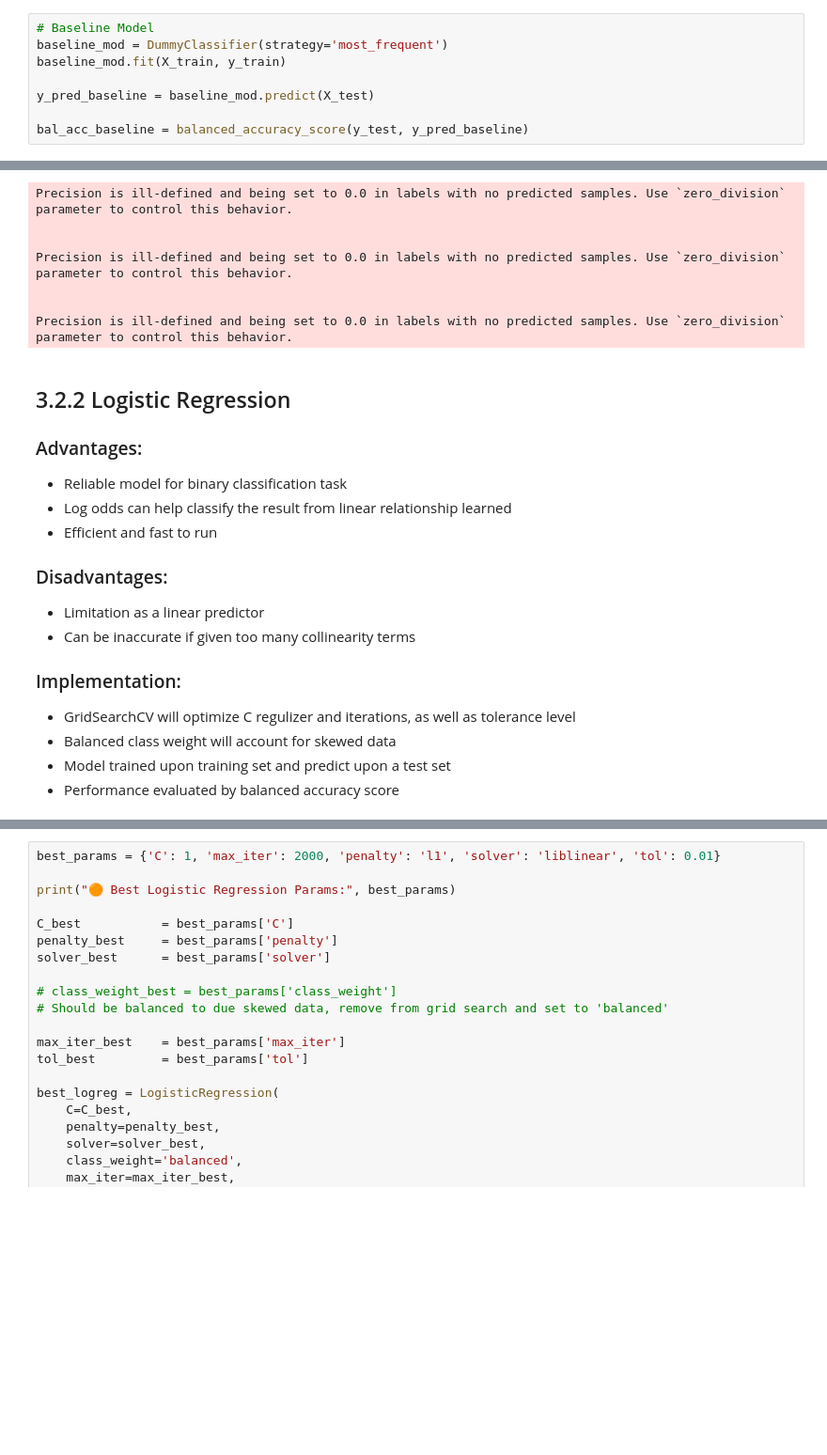
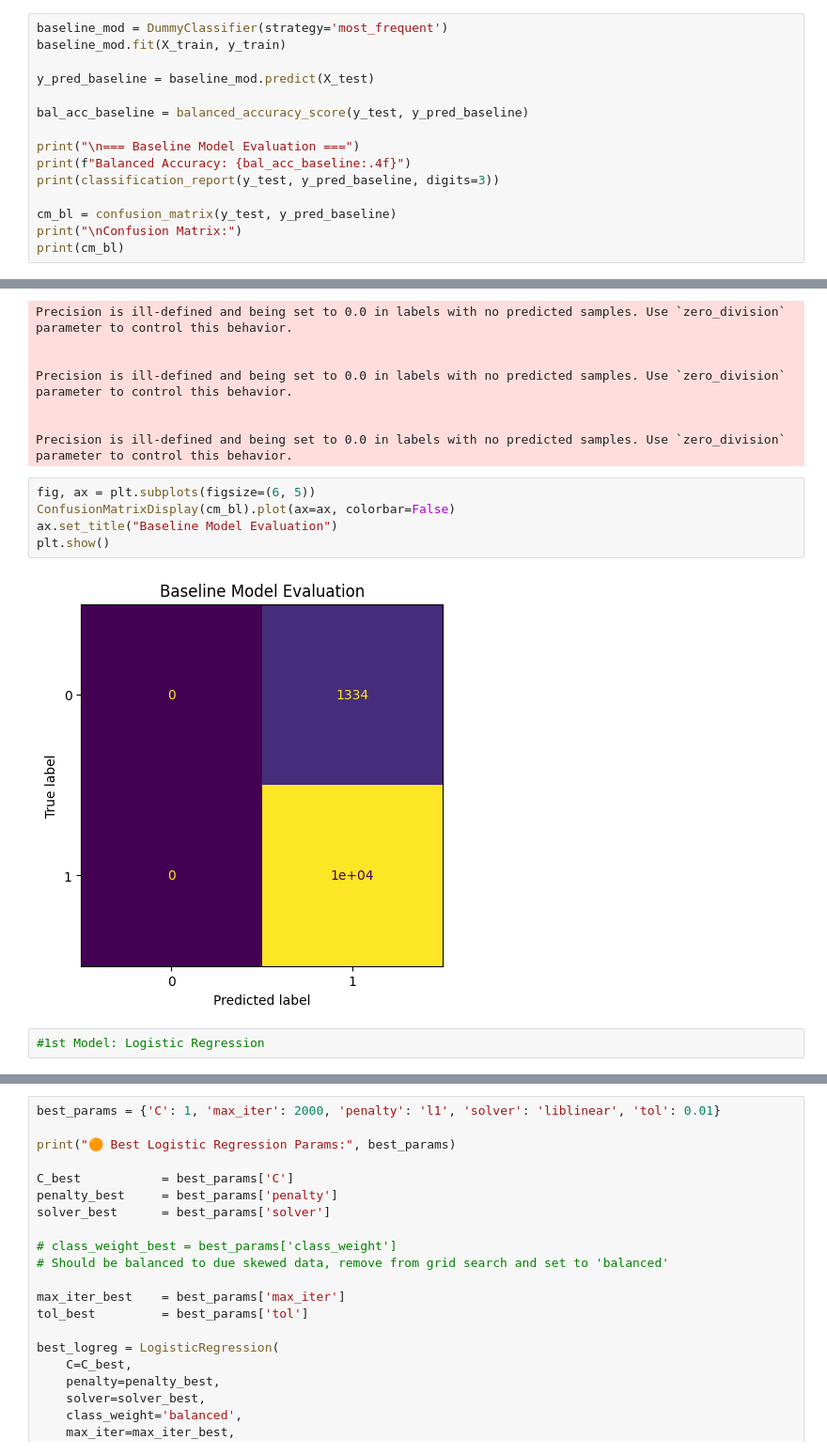
Before and after one commit to Kevin-Wu-12/CSE158-Assignment-2, a Jupyter notebook: analysis.ipynb, the cells around one changed output, grey strips where cells are left out. Shown at 94% size. Cells and saved outputs as stored; diff of their text form; blank space fills up the shorter version.

```diff
--- a/analysis.ipynb
+++ b/analysis.ipynb
@@ -505,11 +475,18 @@ Each of these model will also have their hyperparameters optimized with GridSear
 # %%
-# Baseline Model
 baseline_mod = DummyClassifier(strategy='most_frequent')
 baseline_mod.fit(X_train, y_train)
 
 y_pred_baseline = baseline_mod.predict(X_test)
 
 bal_acc_baseline = balanced_accuracy_score(y_test, y_pred_baseline)
+
+print("\n=== Baseline Model Evaluation ===")
+print(f"Balanced Accuracy: {bal_acc_baseline:.4f}")
+print(classification_report(y_test, y_pred_baseline, digits=3))
+
+cm_bl = confusion_matrix(y_test, y_pred_baseline)
+print("\nConfusion Matrix:")
+print(cm_bl)
 # %% [output]
 === Baseline Model Evaluation ===
 Balanced Accuracy: 0.5000
@@ -533,21 +510,13 @@ Precision is ill-defined and being set to 0.0 in labels with no predicted sample
 
 
 Precision is ill-defined and being set to 0.0 in labels with no predicted samples. Use `zero_division` parameter to control this behavior.
-# %% [markdown]
-## 3.2.2 Logistic Regression
-
-### Advantages:
-- Reliable model for binary classification task
-- Log odds can help classify the result from linear relationship learned
-- Efficient and fast to run
-
-### Disadvantages:
-- Limitation as a linear predictor
-- Can be inaccurate if given too many collinearity terms
-
-### Implementation:
-- GridSearchCV will optimize C regulizer and iterations, as well as tolerance level
-- Balanced class weight will account for skewed data
-- Model trained upon training set and predict upon a test set
-- Performance evaluated by balanced accuracy score
+# %%
+fig, ax = plt.subplots(figsize=(6, 5))
+ConfusionMatrixDisplay(cm_bl).plot(ax=ax, colorbar=False)
+ax.set_title("Baseline Model Evaluation")
+plt.show()
+# %% [output]
+[figure, added]
+# %%
+#1st Model: Logistic Regression
 # %%
```
Also changed, not shown: parts of 17 cells of this notebook.
